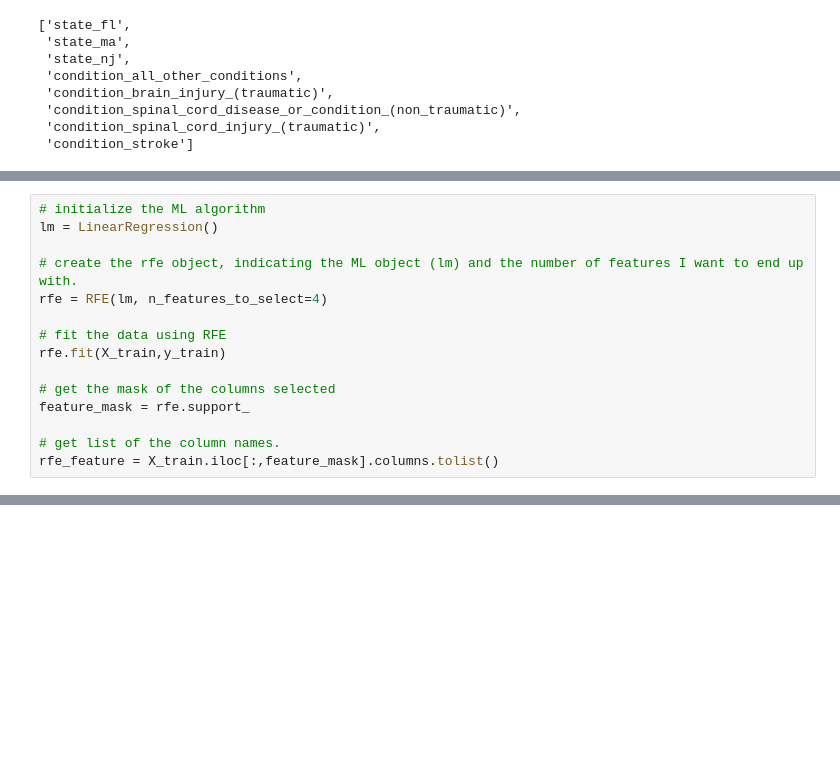
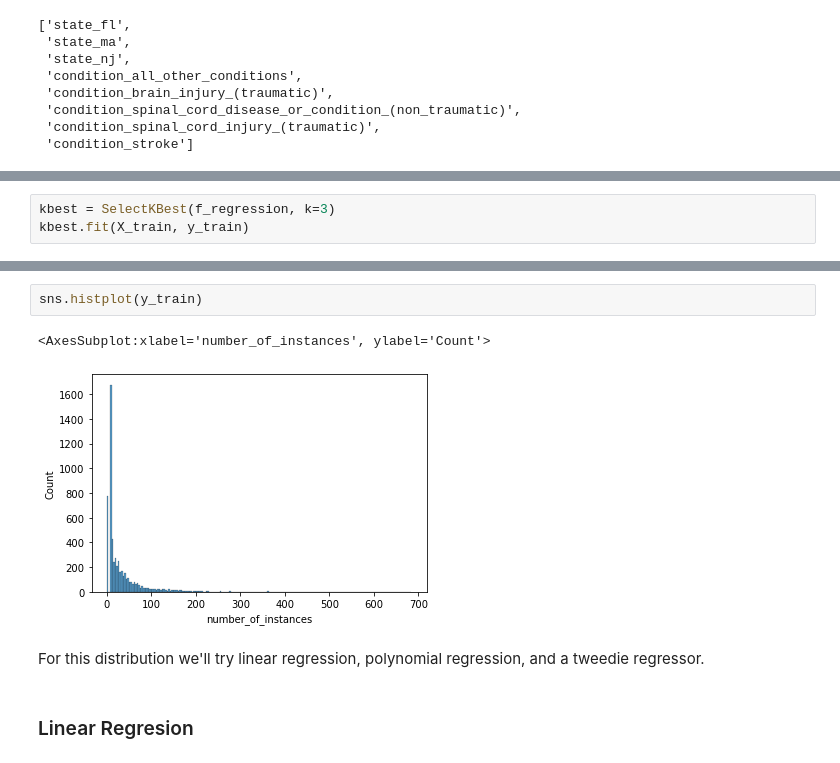
Before and after one commit to AJMartinezLlanes/medicare-inpatient-rehab-conditions, a Jupyter notebook: modeling.ipynb, the cells around one changed output, grey strips where cells are left out. Cells and saved outputs as stored; diff of their text form; blank space fills up the shorter version.

```diff
--- a/modeling.ipynb
+++ b/modeling.ipynb
@@ -134,15 +155,0 @@ Recursive Feature Elimination
-# %%
-# initialize the ML algorithm
-lm = LinearRegression()
-
-# create the rfe object, indicating the ML object (lm) and the number of features I want to end up with.
-rfe = RFE(lm, n_features_to_select=4)
-
-# fit the data using RFE
-rfe.fit(X_train,y_train)
-
-# get the mask of the columns selected
-feature_mask = rfe.support_
-
-# get list of the column names.
-rfe_feature = X_train.iloc[:,feature_mask].columns.tolist()
@@ -163,0 +158,3 @@ KeyError: "None of [Index(['total_bill'], dtype='object')] are in the [columns]"
+# %%
+kbest = SelectKBest(f_regression, k=3)
+kbest.fit(X_train, y_train)
@@ -163,0 +253,9 @@ KeyError: "None of [Index(['total_bill'], dtype='object')] are in the [columns]"
+# %%
+sns.histplot(y_train)
+# %% [output]
+<AxesSubplot:xlabel='number_of_instances', ylabel='Count'>
+[figure, added]
+# %% [markdown]
+For this distribution we'll try linear regression, polynomial regression, and a tweedie regressor.
+# %% [markdown]
+### Linear Regresion
```
Also changed, not shown: parts of 47 cells of this notebook.
